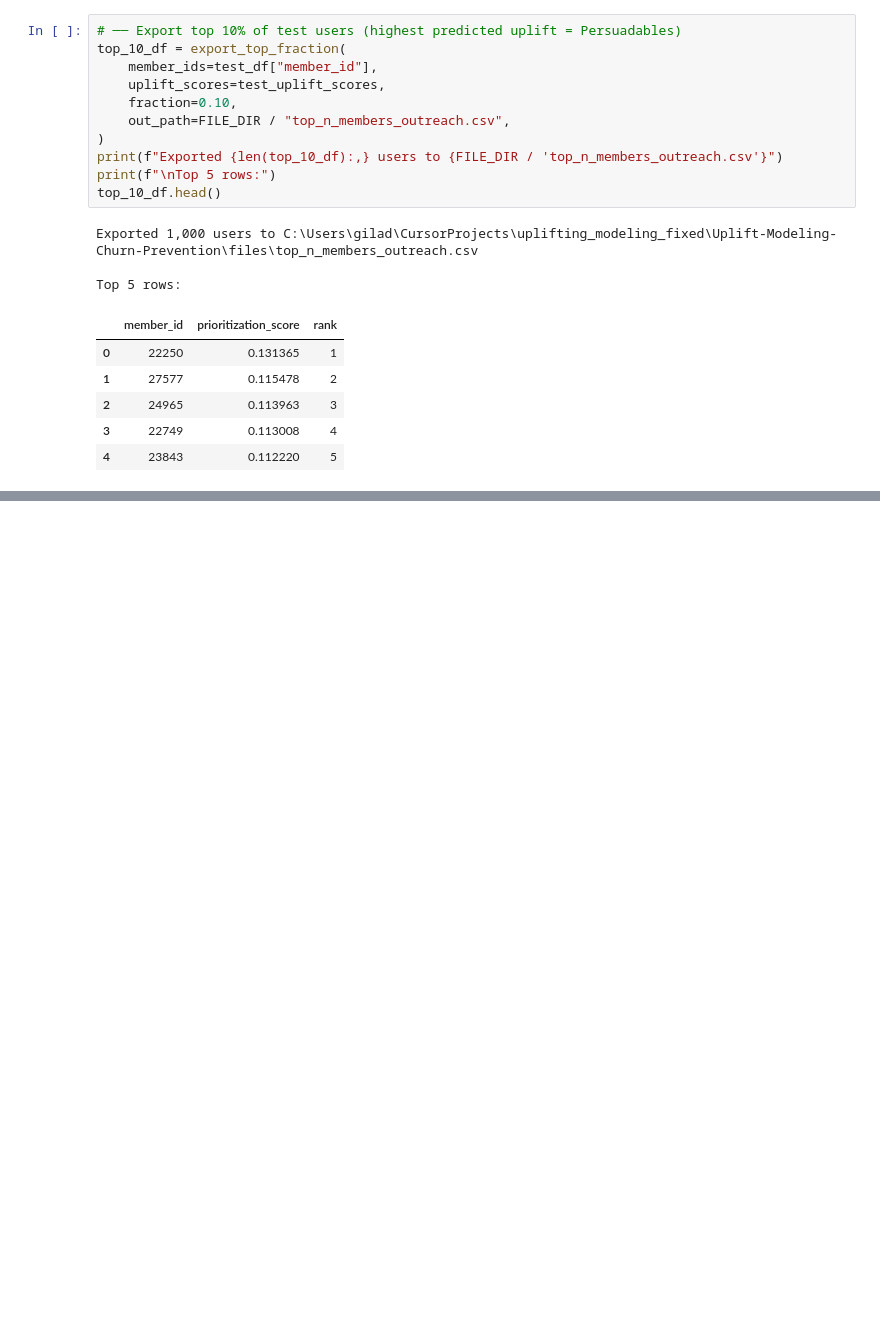
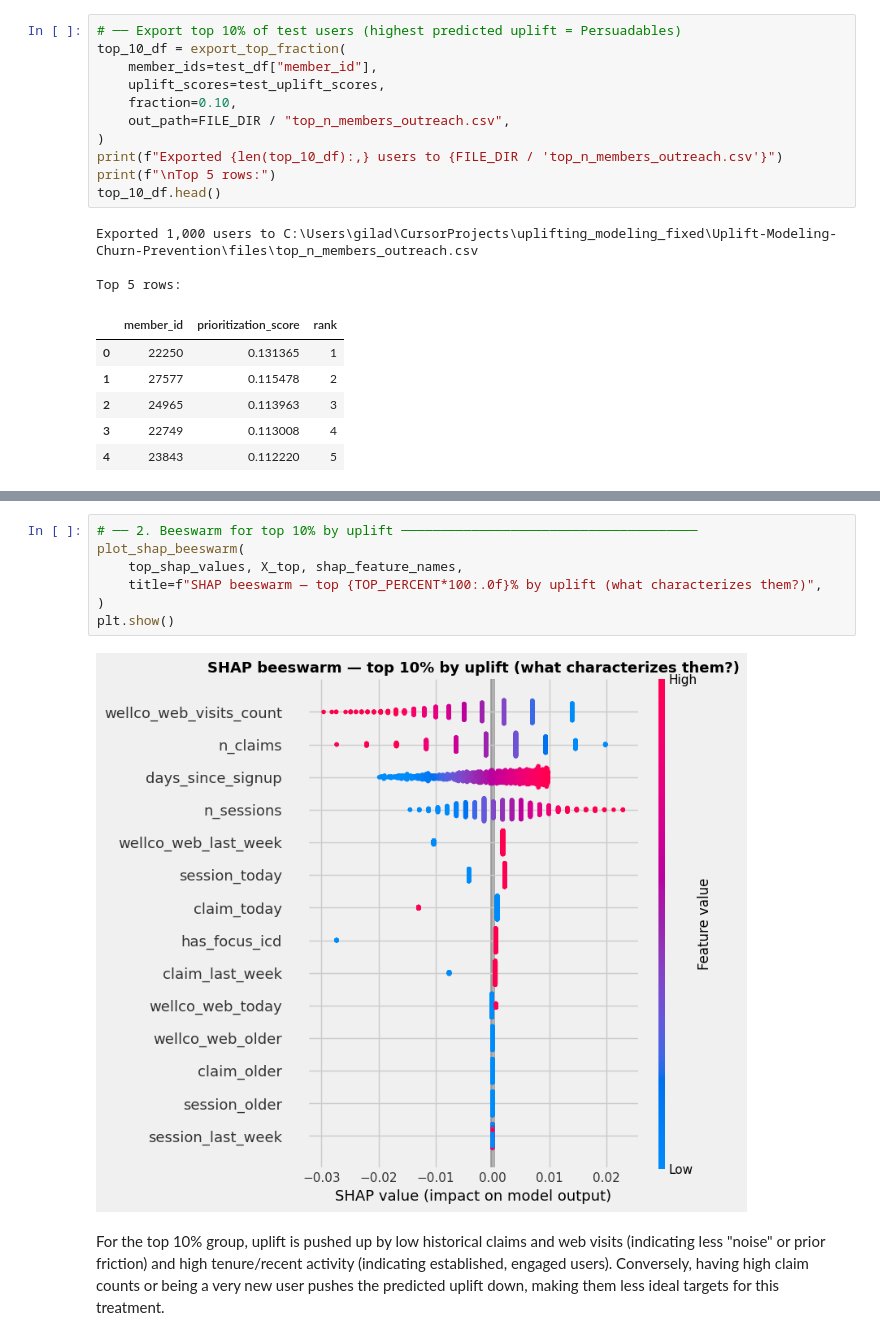
Before and after one commit to Noa-Gilad/Uplift-Modeling-Churn-Prevention, a Jupyter notebook: src/uplift_churn_prediction.ipynb, the cells around one changed output, grey strips where cells are left out. Drawn from its saved outputs; the diff is of its cells as text; blank space fills up the shorter version.

```diff
--- a/src/uplift_churn_prediction.ipynb
+++ b/src/uplift_churn_prediction.ipynb
@@ -509,0 +587,11 @@ Top 5 rows:
+# %%
+# ── 2. Beeswarm for top 10% by uplift ──────────────────────────────────────
+plot_shap_beeswarm(
+    top_shap_values, X_top, shap_feature_names,
+    title=f"SHAP beeswarm — top {TOP_PERCENT*100:.0f}% by uplift (what characterizes them?)",
+)
+plt.show()
+# %% [output]
+[figure, added]
+# %% [markdown]
+For the top 10% group, uplift is pushed up by low historical claims and web visits (indicating less "noise" or prior friction) and high tenure/recent activity (indicating established, engaged users). Conversely, having high claim counts or being a very new user pushes the predicted uplift down, making them less ideal targets for this treatment.
```
Also changed, not shown: parts of 10 cells of this notebook, 1 other file.
